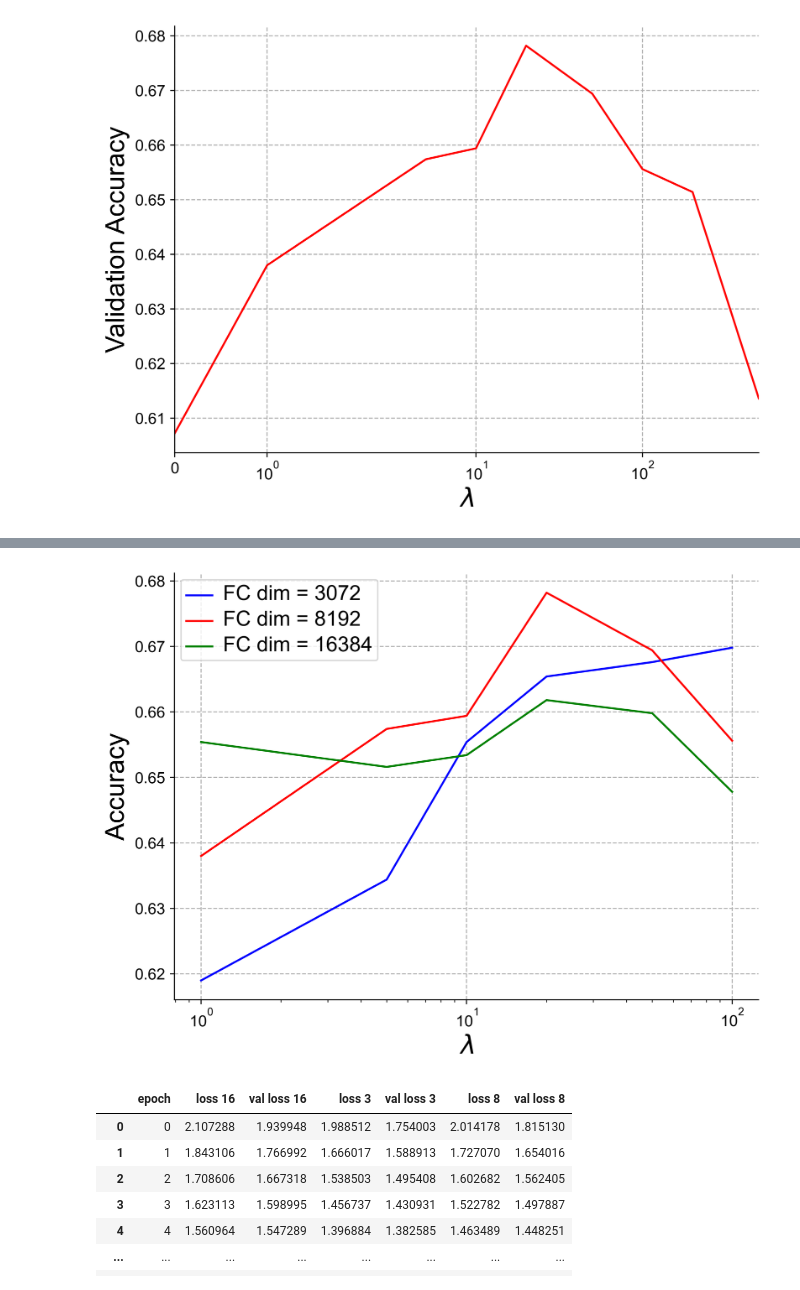
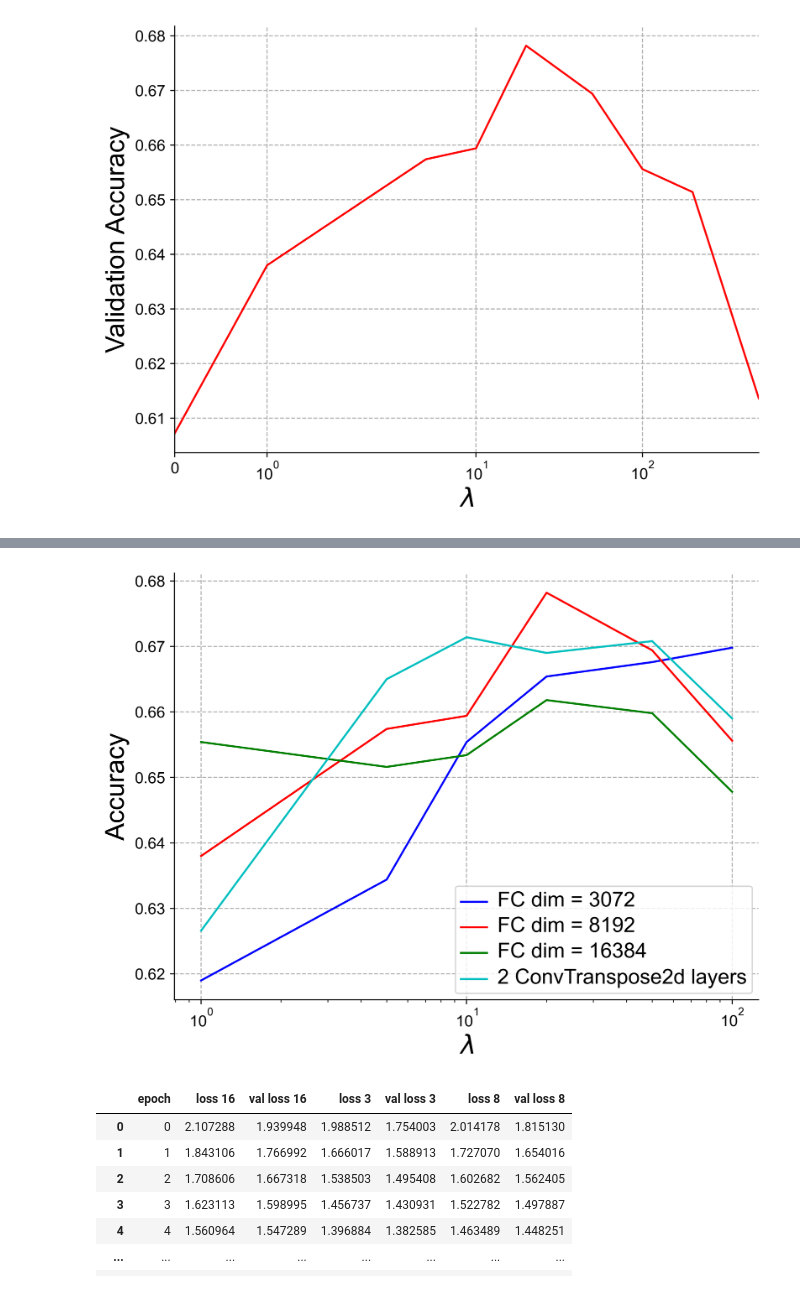
Before and after one commit to azurechen97/SSL-via-Autoencoder, a Jupyter notebook: draw.ipynb, the cells around one changed output, grey strips where cells are left out. Cells and saved outputs as stored; diff of their text form; code cells hidden in the pictures.

Commit message:
2-layer decoder

```diff
--- a/draw.ipynb
+++ b/draw.ipynb
@@ -204,34 +204,36 @@ ax = plt.gca()
 ax.spines['top'].set_visible(False)  # 去掉上边框
 ax.spines['right'].set_visible(False)  # 去掉右边框
 
 plt.plot(data['lambda'], data['acc1'], color="b",
          label="FC dim = 3072", linewidth=1.5)
 plt.plot(data['lambda'], data['acc2'], color="r",
          label="FC dim = 8192", linewidth=1.5)
 plt.plot(data['lambda'], data['acc3'], color="g",
          label="FC dim = 16384", linewidth=1.5)
+plt.plot(data['lambda'], data['acc4'], color="c",
+         label="2 ConvTranspose2d layers", linewidth=1.5)
 
 plt.xticks(fontsize=12)
 plt.yticks(fontsize=12)
 
 plt.xlabel("$\lambda$", fontsize=20)
 plt.ylabel("Accuracy", fontsize=20)
 # plt.xlim(0.9, 6.1)
 # plt.ylim(1.5, 16)
 
 # plt.legend()
 plt.legend(loc=0, numpoints=1)
 leg = plt.gca().get_legend()
 ltext = leg.get_texts()
 plt.setp(ltext, fontsize=16)
 
 ax.set_xscale('log')
 
 # 建议保存为svg格式,再用inkscape转为矢量图emf后插入word中
 plt.savefig('graph/decoder.svg', format='svg')
 plt.show()
 # %% [output]
-[figure, old version]
+[figure, new version]
 # %%
 data = pd.read_csv("graph/decoder2.csv")
 # %%
```
Also changed, not shown: parts of 2 cells of this notebook, 4 other files.
